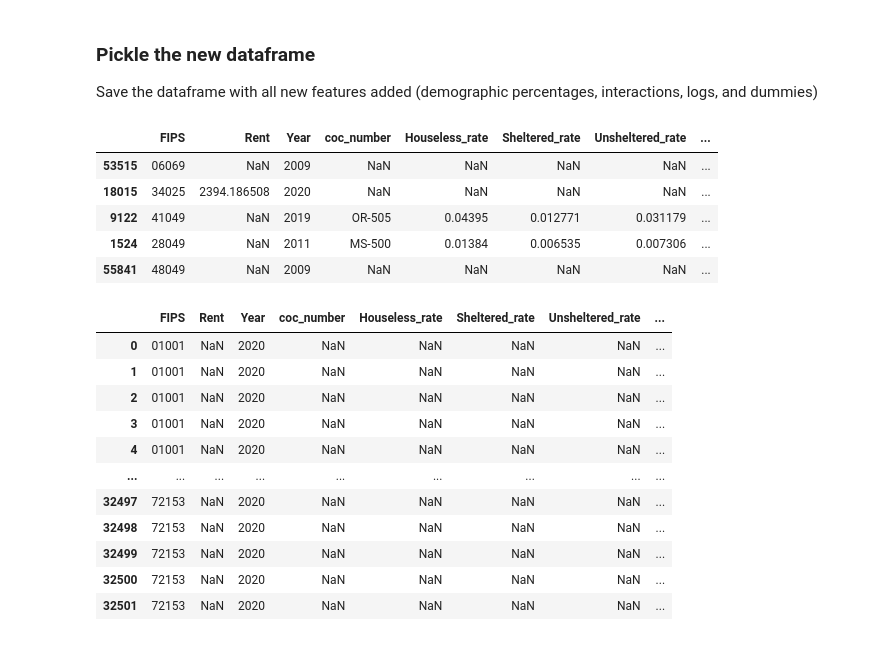
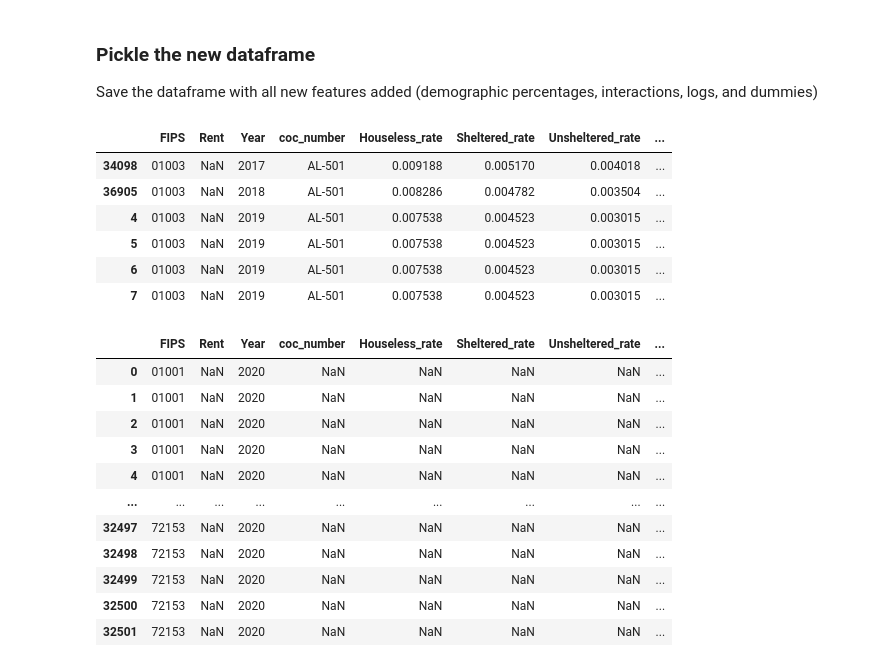
Before and after one commit to khyateed/projecting-food-insecurity, a Jupyter notebook: notebooks/feature_engineering.ipynb, the cells around one changed output. Drawn from its saved outputs; the diff is of its cells as text; code cells hidden in the pictures.

```diff
--- a/notebooks/feature_engineering.ipynb
+++ b/notebooks/feature_engineering.ipynb
@@ -146,15 +146,16 @@ df = pd.concat([df, low_thresh_dummies, hi_thresh_dummies],axis=1)
 # %% [markdown]
 ### Pickle the new dataframe
 Save the dataframe with all new features added (demographic percentages, interactions, logs, and dummies)
-# %%
-df.sample(5)
-# %% [output]
-|  | FIPS | Rent | Year | coc_number | Houseless_rate | Sheltered_rate | Unsheltered_rate | ... |
-| 53515 | 06069 | NaN | 2009 | NaN | NaN | NaN | NaN | ... |
-| 18015 | 34025 | 2394.186508 | 2020 | NaN | NaN | NaN | NaN | ... |
-| 9122 | 41049 | NaN | 2019 | OR-505 | 0.04395 | 0.012771 | 0.031179 | ... |
-| 1524 | 28049 | NaN | 2011 | MS-500 | 0.01384 | 0.006535 | 0.007306 | ... |
-| 55841 | 48049 | NaN | 2009 | NaN | NaN | NaN | NaN | ... |
+# %%
+df[(df.FIPS=='01003')&(df.Year.isin(['2017','2018','2019']))]
+# %% [output]
+|  | FIPS | Rent | Year | coc_number | Houseless_rate | Sheltered_rate | Unsheltered_rate | ... |
+| 34098 | 01003 | NaN | 2017 | AL-501 | 0.009188 | 0.005170 | 0.004018 | ... |
+| 36905 | 01003 | NaN | 2018 | AL-501 | 0.008286 | 0.004782 | 0.003504 | ... |
+| 4 | 01003 | NaN | 2019 | AL-501 | 0.007538 | 0.004523 | 0.003015 | ... |
+| 5 | 01003 | NaN | 2019 | AL-501 | 0.007538 | 0.004523 | 0.003015 | ... |
+| 6 | 01003 | NaN | 2019 | AL-501 | 0.007538 | 0.004523 | 0.003015 | ... |
+| 7 | 01003 | NaN | 2019 | AL-501 | 0.007538 | 0.004523 | 0.003015 | ... |
 # %%
 with open('../pickled/feature_engineered_data.pickle', "wb") as output_file:
     pickle.dump(df, output_file)
```
Also changed, not shown: parts of 1 cell of this notebook, 1 other file.
